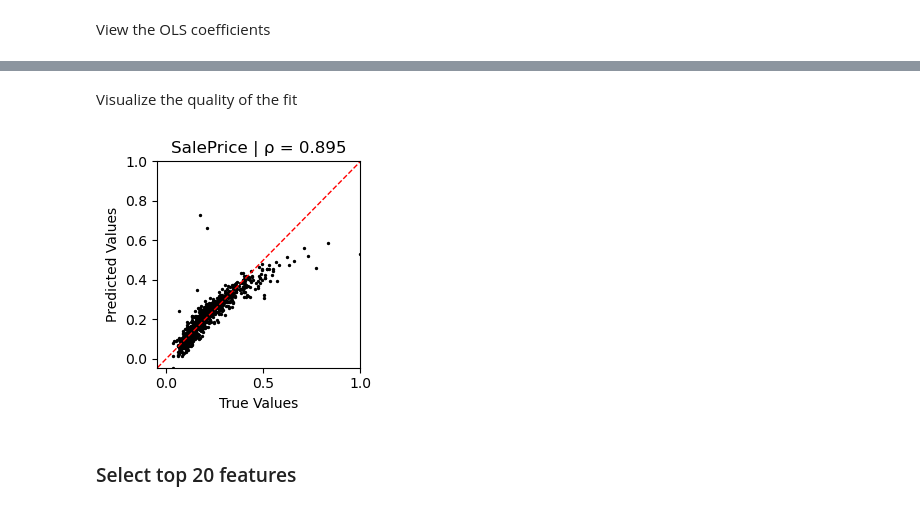
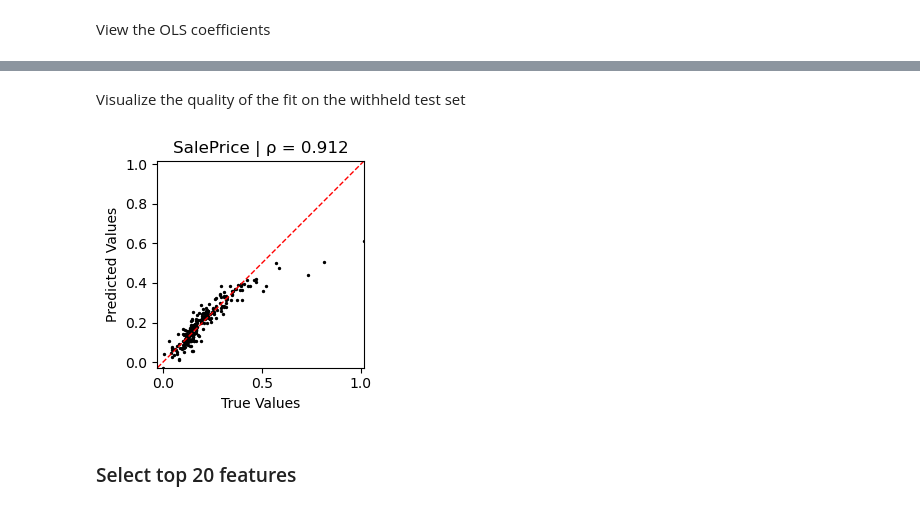
Before and after one commit to ajy25/TabularMagic, a Jupyter notebook: demo/regression_start_to_finish_demo.ipynb, the cells around one changed output, grey strips where cells are left out. Saved outputs shown, nothing was run; the diff lists cells and outputs as text; code cells hidden in the pictures.

```diff
--- a/demo/regression_start_to_finish_demo.ipynb
+++ b/demo/regression_start_to_finish_demo.ipynb
@@ -117,7 +129,7 @@ display(tm.head())
 # %% [markdown]
 ### OLS regression analysis
 # %%
-train_report, test_report = tm.ols(X_vars=tm.continuous_columns[:-1], y_var='SalePrice')
+ols_train_report, ols_test_report = tm.ols(X_vars=tm.continuous_columns[:-1], y_var='SalePrice')
 # %% [markdown]
 View the OLS coefficients
 # %%
@@ -141,13 +153,13 @@ Notes:
 [2] The smallest eigenvalue is 3.52e-29. This might indicate that there are
 strong multicollinearity problems or that the design matrix is singular.
 # %% [markdown]
-Visualize the quality of the fit
+Visualize the quality of the fit on the withheld test set
 # %%
-fig = train_report.plot_pred_vs_true((3, 3))
+fig = ols_test_report.plot_pred_vs_true((3, 3))
 display(fig)
 plt.close(fig)
 # %% [output]
-[figure, old version]
+[figure, new version]
 # %% [markdown]
 ### Select top 20 features
 # %%
```
Also changed, not shown: parts of 5 cells of this notebook, 1 other file.
